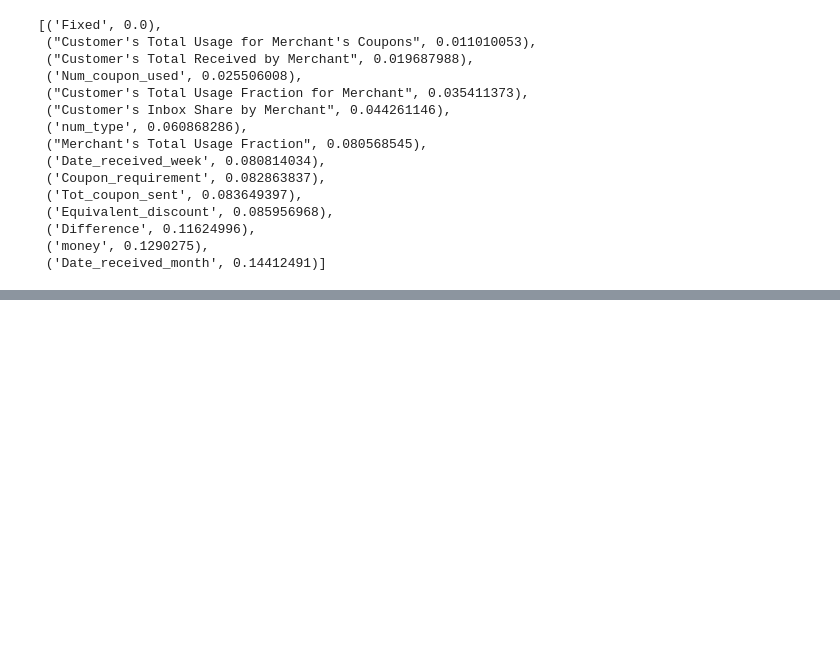
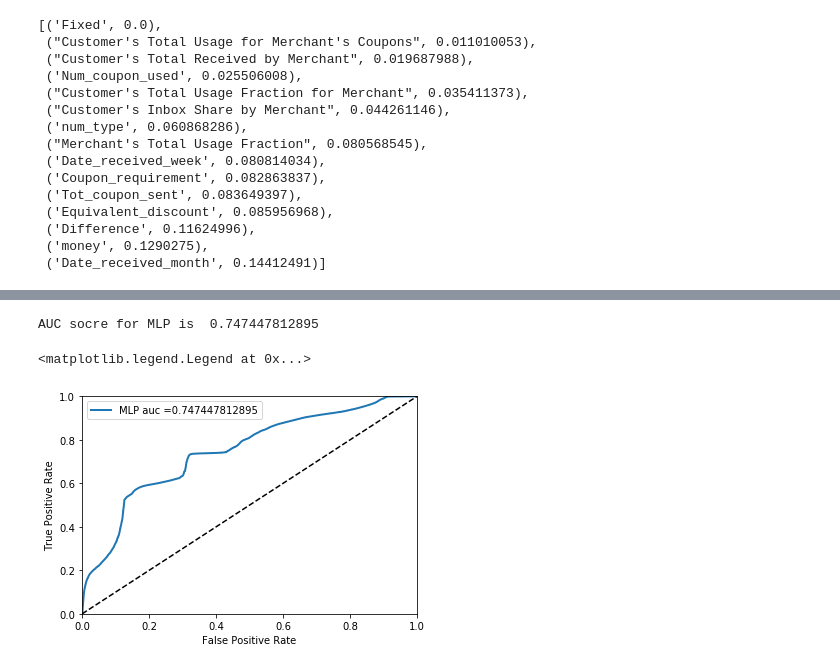
Before and after one commit to 91jackcheng/APM_project, a Jupyter notebook: Model_used.ipynb, the cells around one changed output, grey strips where cells are left out. Cells and saved outputs as stored; diff of their text form; code cells hidden in the pictures; blank space fills up the shorter version.

```diff
--- a/Model_used.ipynb
+++ b/Model_used.ipynb
@@ -258,0 +305,10 @@ AUC socre for MLP is  0.579288474848
+# %%
+fpr, tpr, thresholds = roc_curve(y_test, score_NN)
+auc = roc_auc_score(y_test, score_NN)
+plot_roc_curve(fpr, tpr, 'MLP auc =', auc)
+print 'AUC socre for MLP is ', str(auc)
+plt.legend(loc=0)
+# %% [output]
+AUC socre for MLP is  0.747447812895
+<matplotlib.legend.Legend at 0x...>
+[figure, added]
```
Also changed, not shown: parts of 37 cells of this notebook.
